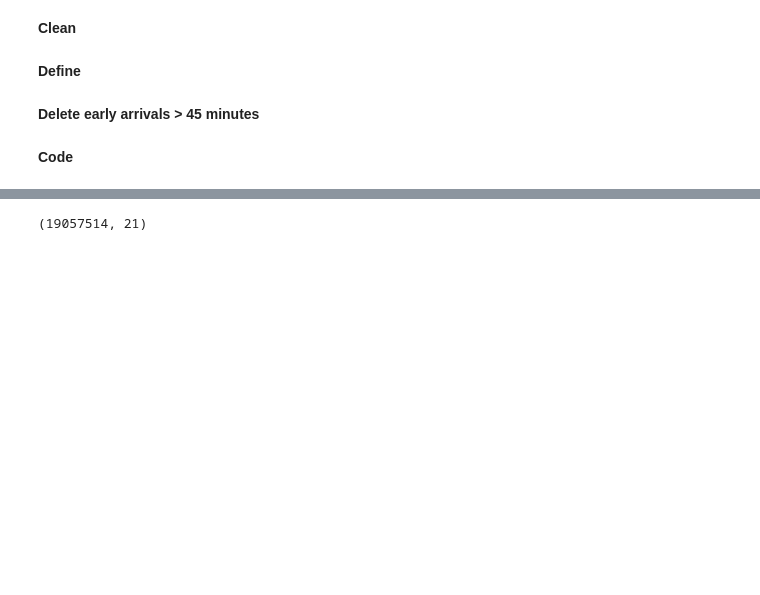
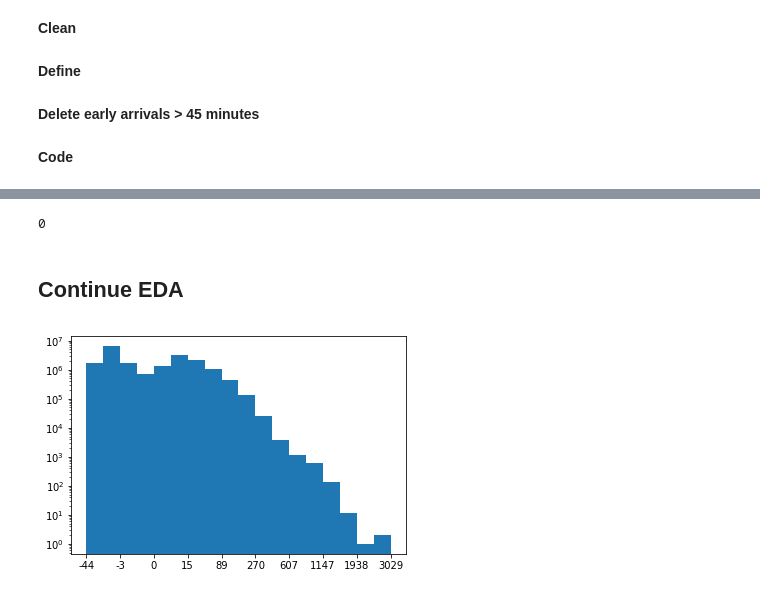
Before and after one commit to ToHa1966/Flights, a Jupyter notebook: Flights.ipynb, the cells around one changed output, grey strips where cells are left out. Cells and saved outputs as stored; diff of their text form; code cells hidden in the pictures; blank space fills up the shorter version.

Commit message:
feat: Add final code for arrival delay exploration       and add code for distance exploration

```diff
--- a/Flights.ipynb
+++ b/Flights.ipynb
@@ -898,4 +932,0 @@ df_cct = df_cct[~mask]
-# %%
-df_cct.shape
-# %% [output]
-(19057514, 21)
@@ -903,0 +933,20 @@ df_cct1 = df_cct.copy()
+# %%
+(df_cct1['ArrDelay']<0).sum()
+# %% [output]
+0
+# %% [markdown]
+## Continue EDA
+# %%
+def cbrt_trans(x, inverse=False):
+    if not inverse:
+        return np.cbrt(x)
+    else:
+        return x**3
+# %%
+bin_edges = np.arange(cbrt_trans(df_cct['ArrDelay'].min()),cbrt_trans(df_cct['ArrDelay'].max())+1, 1)
+plt.hist(df_cct['ArrDelay'].apply(cbrt_trans), bins=bin_edges)
+tic_locs = np.arange(cbrt_trans(df_cct['ArrDelay'].min()), cbrt_trans(df_cct['ArrDelay'].max())+2, 2)
+plt.xticks(tic_locs, cbrt_trans(tic_locs, inverse=True).astype(int))
+plt.yscale('log');
+# %% [output]
+[figure, added]
```
Also changed, not shown: parts of 34 cells of this notebook.
